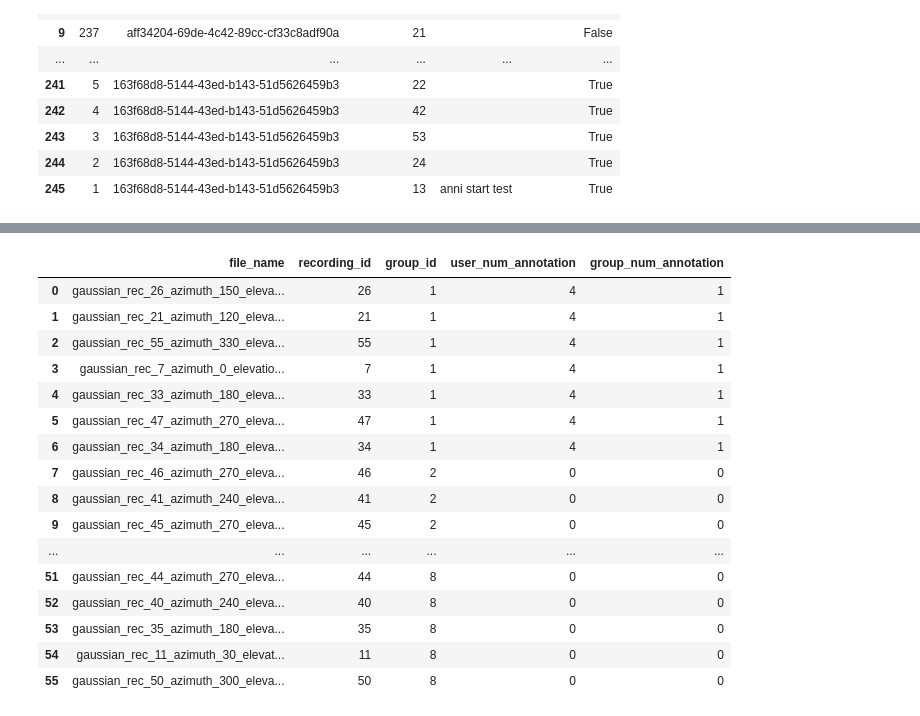
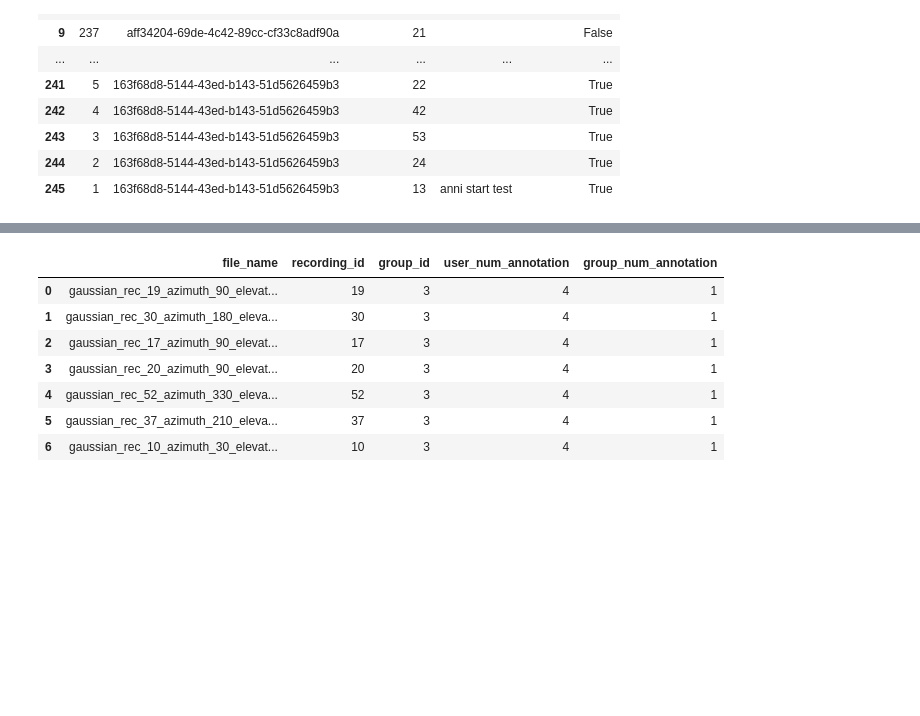
Before and after one commit to ANNIZHENG/Annotation-Interface-Noise-Burst, a Jupyter notebook: database/db.ipynb, the cells around one changed output, grey strips where cells are left out. Drawn from its saved outputs; the diff is of its cells as text; code cells hidden in the pictures; blank space fills up the shorter version.

```diff
--- a/database/db.ipynb
+++ b/database/db.ipynb
@@ -89,20 +91,11 @@ pd.read_sql('''select * from "Location" order by id desc;''',eng)
 # %%
-pd.read_sql('''select * from "Recording" order by group_id asc''',eng)
+pd.read_sql('''select * from "Recording" where group_id = 3;''',eng)
 # %% [output]
 |  | file_name | recording_id | group_id | user_num_annotation | group_num_annotation |
-| 0 | gaussian_rec_26_azimuth_150_eleva... | 26 | 1 | 4 | 1 |
-| 1 | gaussian_rec_21_azimuth_120_eleva... | 21 | 1 | 4 | 1 |
-| 2 | gaussian_rec_55_azimuth_330_eleva... | 55 | 1 | 4 | 1 |
-| 3 | gaussian_rec_7_azimuth_0_elevatio... | 7 | 1 | 4 | 1 |
-| 4 | gaussian_rec_33_azimuth_180_eleva... | 33 | 1 | 4 | 1 |
-| 5 | gaussian_rec_47_azimuth_270_eleva... | 47 | 1 | 4 | 1 |
-| 6 | gaussian_rec_34_azimuth_180_eleva... | 34 | 1 | 4 | 1 |
-| 7 | gaussian_rec_46_azimuth_270_eleva... | 46 | 2 | 0 | 0 |
-| 8 | gaussian_rec_41_azimuth_240_eleva... | 41 | 2 | 0 | 0 |
-| 9 | gaussian_rec_45_azimuth_270_eleva... | 45 | 2 | 0 | 0 |
-| ... | ... | ... | ... | ... | ... |
-| 51 | gaussian_rec_44_azimuth_270_eleva... | 44 | 8 | 0 | 0 |
-| 52 | gaussian_rec_40_azimuth_240_eleva... | 40 | 8 | 0 | 0 |
-| 53 | gaussian_rec_35_azimuth_180_eleva... | 35 | 8 | 0 | 0 |
-| 54 | gaussian_rec_11_azimuth_30_elevat... | 11 | 8 | 0 | 0 |
-| 55 | gaussian_rec_50_azimuth_300_eleva... | 50 | 8 | 0 | 0 |
+| 0 | gaussian_rec_19_azimuth_90_elevat... | 19 | 3 | 4 | 1 |
+| 1 | gaussian_rec_30_azimuth_180_eleva... | 30 | 3 | 4 | 1 |
+| 2 | gaussian_rec_17_azimuth_90_elevat... | 17 | 3 | 4 | 1 |
+| 3 | gaussian_rec_20_azimuth_90_elevat... | 20 | 3 | 4 | 1 |
+| 4 | gaussian_rec_52_azimuth_330_eleva... | 52 | 3 | 4 | 1 |
+| 5 | gaussian_rec_37_azimuth_210_eleva... | 37 | 3 | 4 | 1 |
+| 6 | gaussian_rec_10_azimuth_30_elevat... | 10 | 3 | 4 | 1 |
```
Also changed, not shown: parts of 5 cells of this notebook, 3 other files.
